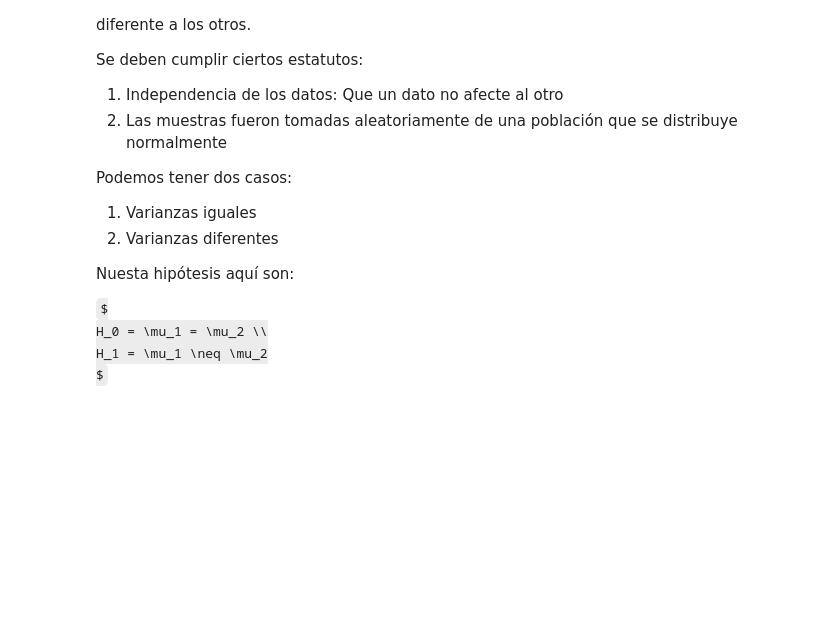
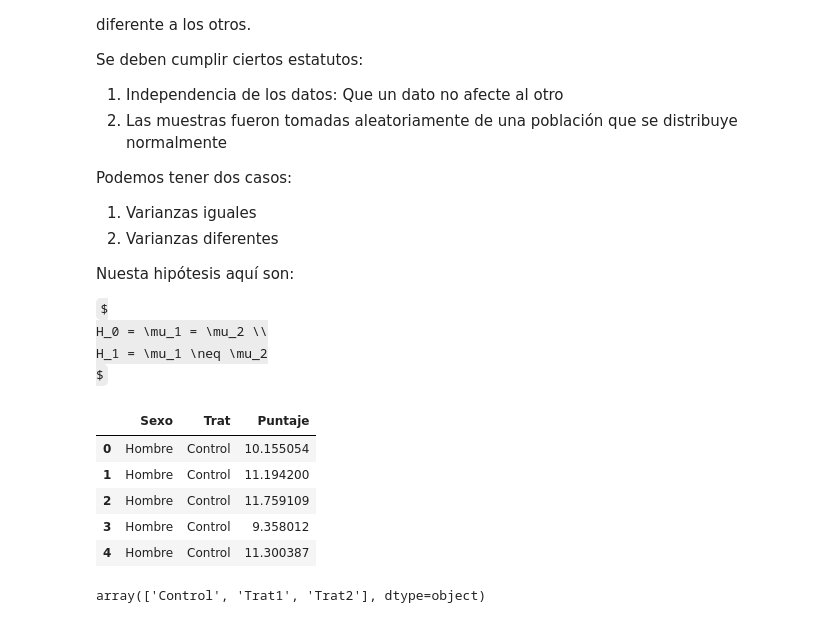
Before and after one commit to luciogutierrez/iron-hack, a Jupyter notebook: 2-module/9-probabilidad/Hyp_test_code.ipynb, the cells around one changed output. Cells and saved outputs as stored; diff of their text form; code cells hidden in the pictures; some formulas as TeX source; blank space fills up the shorter version.

```diff
--- a/2-module/9-probabilidad/Hyp_test_code.ipynb
+++ b/2-module/9-probabilidad/Hyp_test_code.ipynb
@@ -358,3 +356,17 @@ $
 H_0 = \mu_1 = \mu_2 \\
 H_1 = \mu_1 \neq \mu_2
 $
+# %%
+df_medi = pd.read_csv('../../datasets/medicamentos.csv')
+df_medi.head()
+# %% [output]
+|  | Sexo | Trat | Puntaje |
+| 0 | Hombre | Control | 10.155054 |
+| 1 | Hombre | Control | 11.194200 |
+| 2 | Hombre | Control | 11.759109 |
+| 3 | Hombre | Control | 9.358012 |
+| 4 | Hombre | Control | 11.300387 |
+# %%
+df_medi.Trat.unique()
+# %% [output]
+array(['Control', 'Trat1', 'Trat2'], dtype=object)
```
Also changed, not shown: parts of 10 cells of this notebook, 2 other files.
